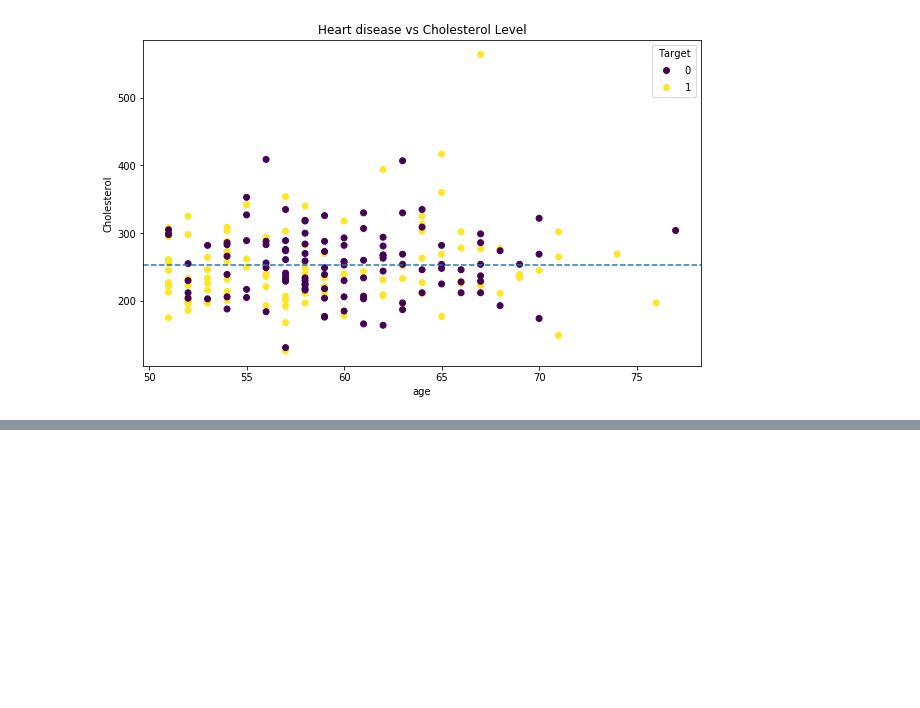
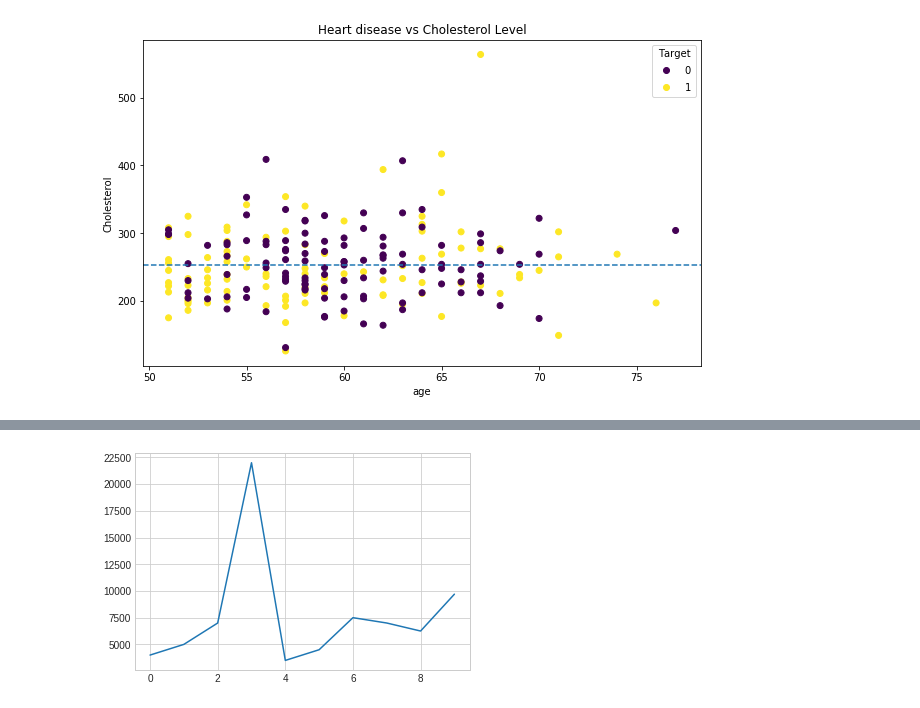
Before and after one commit to AnalystGagan/Machine-Learning-Notebooks, a Jupyter notebook: Introduction-to-Matplotlib.ipynb, the cells around one changed output, grey strips where cells are left out. Saved outputs shown, nothing was run; the diff lists cells and outputs as text; code cells hidden in the pictures; blank space fills up the shorter version.

```diff
--- a/Introduction-to-Matplotlib.ipynb
+++ b/Introduction-to-Matplotlib.ipynb
@@ -457,0 +563,6 @@ ax.axhline(over_50['chol'].mean(),linestyle ='--');
+# %%
+plt.style.use('seaborn-whitegrid')
+# %%
+car_sales['Price'].plot();
+# %% [output]
+[figure, added]
```
Also changed, not shown: parts of 33 cells of this notebook, 1 other file.
